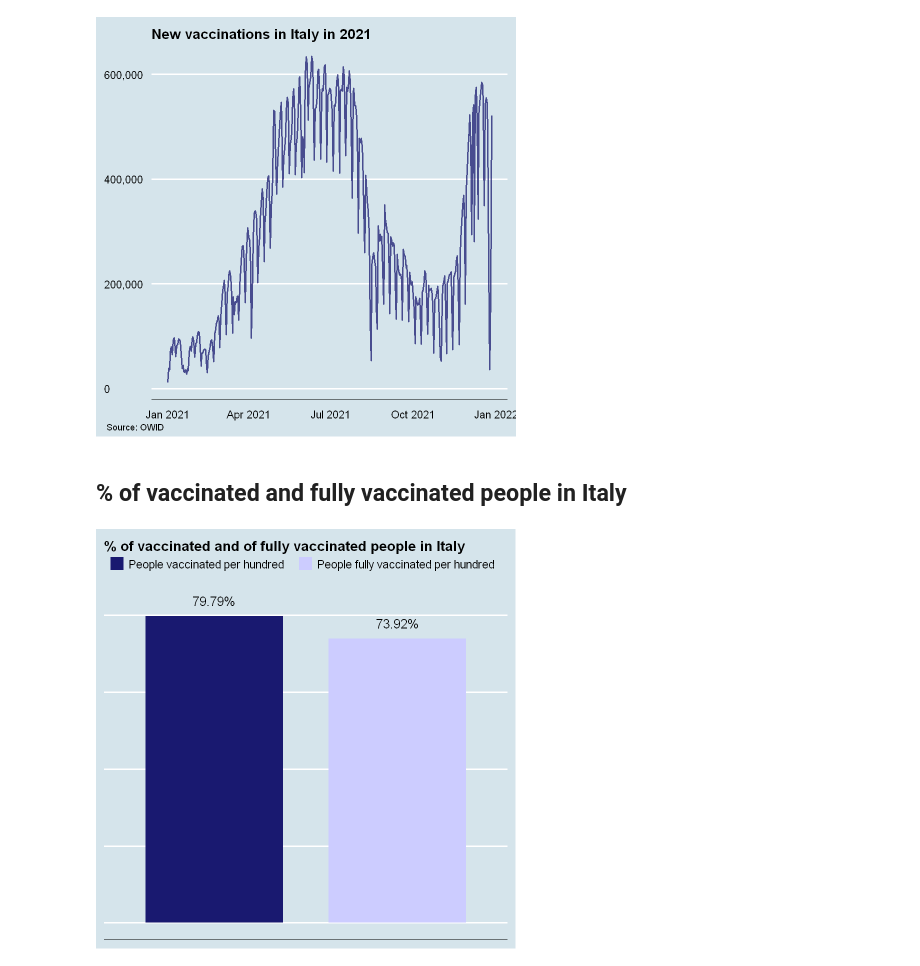
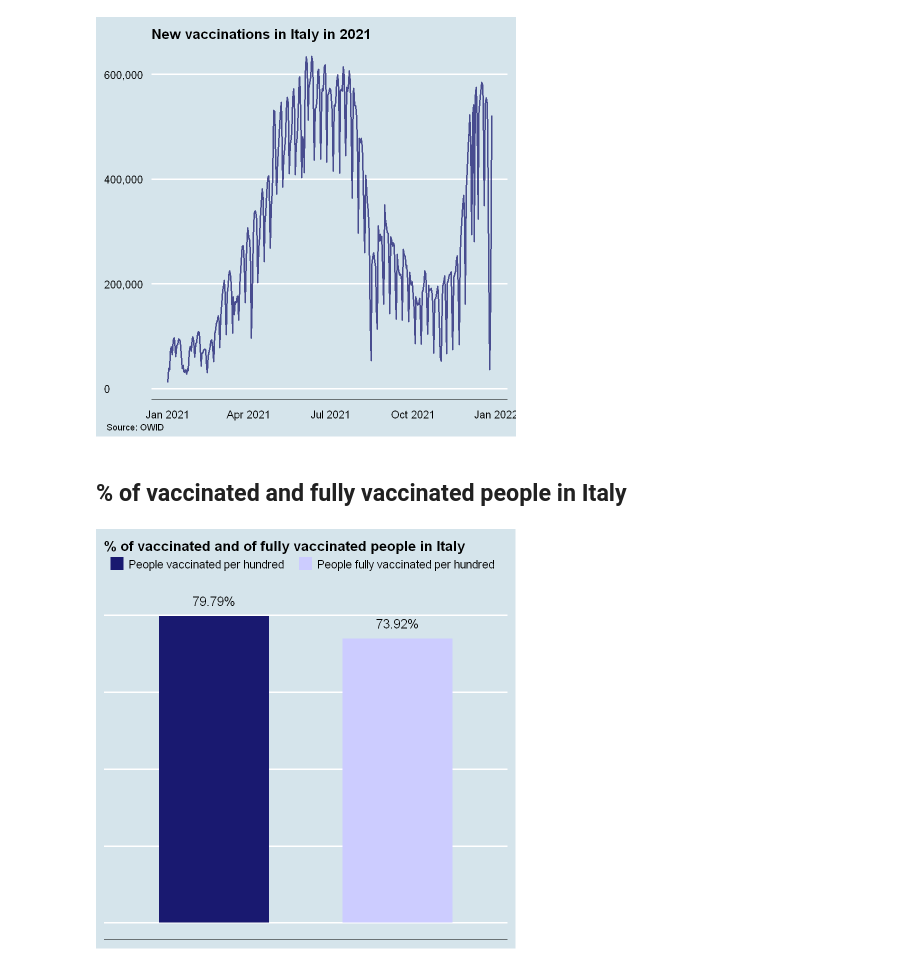
Before and after one commit to JacopoMalatesta/covid_cloud_database, a Jupyter notebook: 02 - Querying and visualizing the database with SQL and R.ipynb, the cells around one changed output. Drawn from its saved outputs; the diff is of its cells as text; code cells hidden in the pictures.

```diff
--- a/02 - Querying and visualizing the database with SQL and R.ipynb
+++ b/02 - Querying and visualizing the database with SQL and R.ipynb
@@ -243,33 +245,34 @@ theme(legend.position = 'bottom',
       axis.text.y = element_text(size = 13))
 # %% [output]
 [figure]
-# %% [markdown]
-## % of vaccinated and fully vaccinated people in Italy
-# %%
-query  <- "SELECT people_vaccinated_per_hundred, people_fully_vaccinated_per_hundred
-           FROM covid
-           WHERE location = 'Italy' AND
-           date = '2021-12-27'"
-
-dbGetQuery(conn = con, statement = query) %>%
-pivot_longer(cols = c(people_vaccinated_per_hundred, people_fully_vaccinated_per_hundred),
-             names_to = "names",
-             values_to = "values") %>%
-ggplot(aes(x = fct_reorder(names, desc(values)), y = values, fill = names)) +
-geom_col(width = 0.75) +
-geom_text(aes(label = paste0(values, "%")), size = 5.5, nudge_y = 4) +
-labs(title = "% of vaccinated and of fully vaccinated people in Italy") +
-theme_economist() +
-theme(axis.title.x = element_blank(),
-      axis.title.y = element_blank(),
-      axis.text.x = element_blank(),
-      axis.text.y = element_blank(),
-      axis.ticks.x = element_blank(),
-      legend.title = element_blank(),
-      legend.position = "top",
-      legend.direction = "horizontal") +
-scale_fill_manual(values = c("#191970", "#CCCCFF"),
-                  limits= c("people_vaccinated_per_hundred", "people_fully_vaccinated_per_hundred"),
-                  labels = c("People vaccinated per hundred", "People fully vaccinated per hundred"))
-# %% [output]
-[figure, removed]
+# %% [markdown]
+## % of vaccinated and fully vaccinated people in Italy
+# %%
+query  <- "SELECT people_vaccinated_per_hundred, people_fully_vaccinated_per_hundred
+           FROM covid
+           WHERE location = 'Italy' AND
+           date = '2021-12-27'"
+
+dbGetQuery(conn = con, statement = query) %>%
+pivot_longer(cols = c(people_vaccinated_per_hundred, people_fully_vaccinated_per_hundred),
+             names_to = "names",
+             values_to = "values") %>%
+ggplot(aes(x = fct_reorder(names, desc(values)), y = values, fill = names)) +
+geom_col(width = 0.6) +
+geom_text(aes(label = paste0(values, "%")), size = 5.5, nudge_y = 4) +
+labs(title = "% of vaccinated and of fully vaccinated people in Italy") +
+theme_economist() +
+theme(axis.title.x = element_blank(),
+      axis.title.y = element_blank(),
+      axis.text.x = element_blank(),
+      axis.text.y = element_blank(),
+      axis.ticks.x = element_blank(),
+      legend.title = element_blank(),
+      legend.position = "top",
+      legend.text = element_text(size = 14),
+      legend.direction = "horizontal") +
+scale_fill_manual(values = c("#191970", "#CCCCFF"),
+                  limits= c("people_vaccinated_per_hundred", "people_fully_vaccinated_per_hundred"),
+                  labels = c("People vaccinated per hundred", "People fully vaccinated per hundred"))
+# %% [output]
+[figure, added]
```
Also changed, not shown: parts of 3 cells of this notebook, 1 other file.
